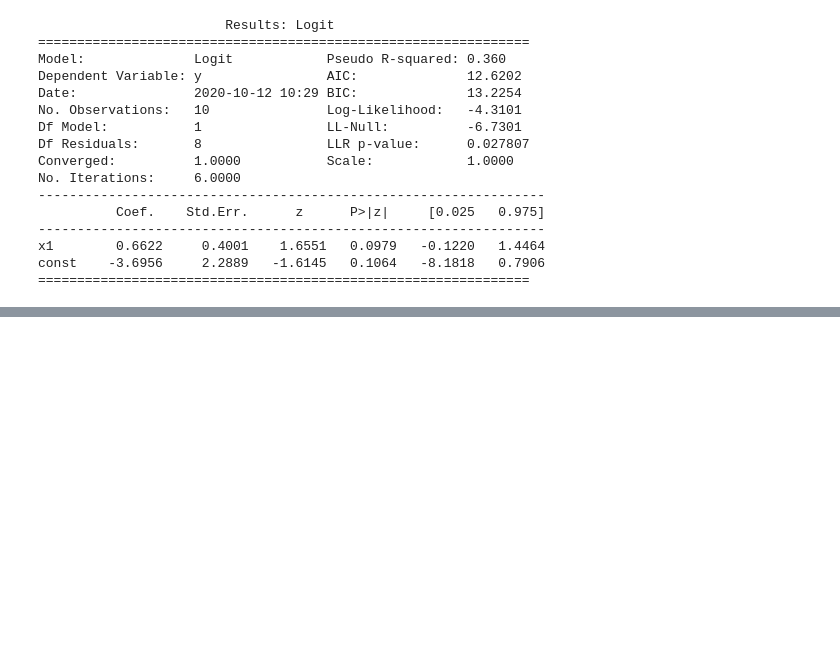
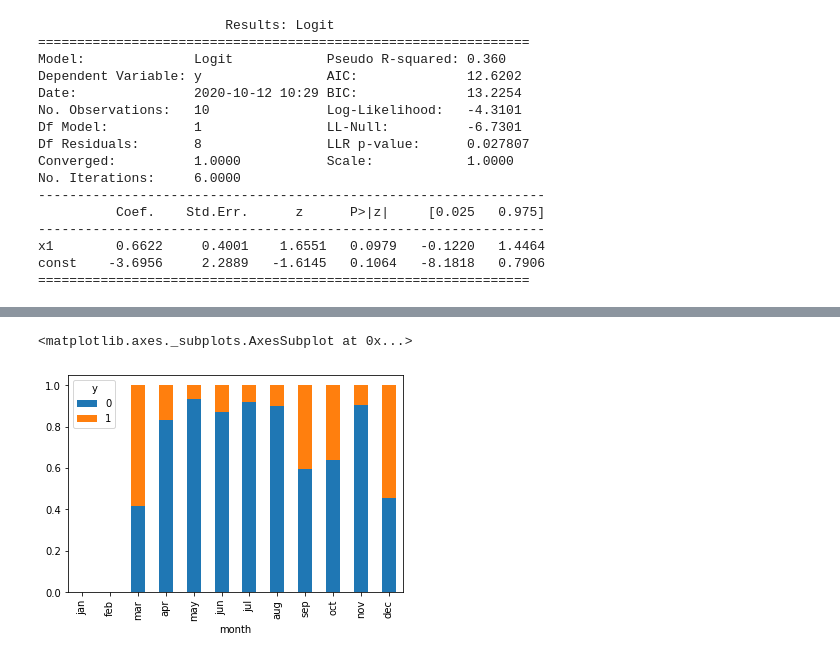
Before and after one commit to albertocino/python-ml-course, a Jupyter notebook: ML_Course.ipynb, the cells around one changed output, grey strips where cells are left out. Cells and saved outputs as stored; diff of their text form; code cells hidden in the pictures; blank space fills up the shorter version.

```diff
--- a/ML_Course.ipynb
+++ b/ML_Course.ipynb
@@ -2529,0 +2719,8 @@ const    -3.6956     2.2889   -1.6145   0.1064   -8.1818   0.7906
+# %%
+table3 = pd.crosstab(data["month"], data["y"] )
+months_sorted = ["jan","feb","mar","apr","may","jun","jul","aug","sep","oct","nov","dec"]
+table3 = table3.reindex(months_sorted, axis="rows")
+table3.div(table3.sum(1).astype(float), axis=0).plot(kind="bar",stacked=True)
+# %% [output]
+<matplotlib.axes._subplots.AxesSubplot at 0x...>
+[figure, added]
```
Also changed, not shown: parts of 46 cells of this notebook.
